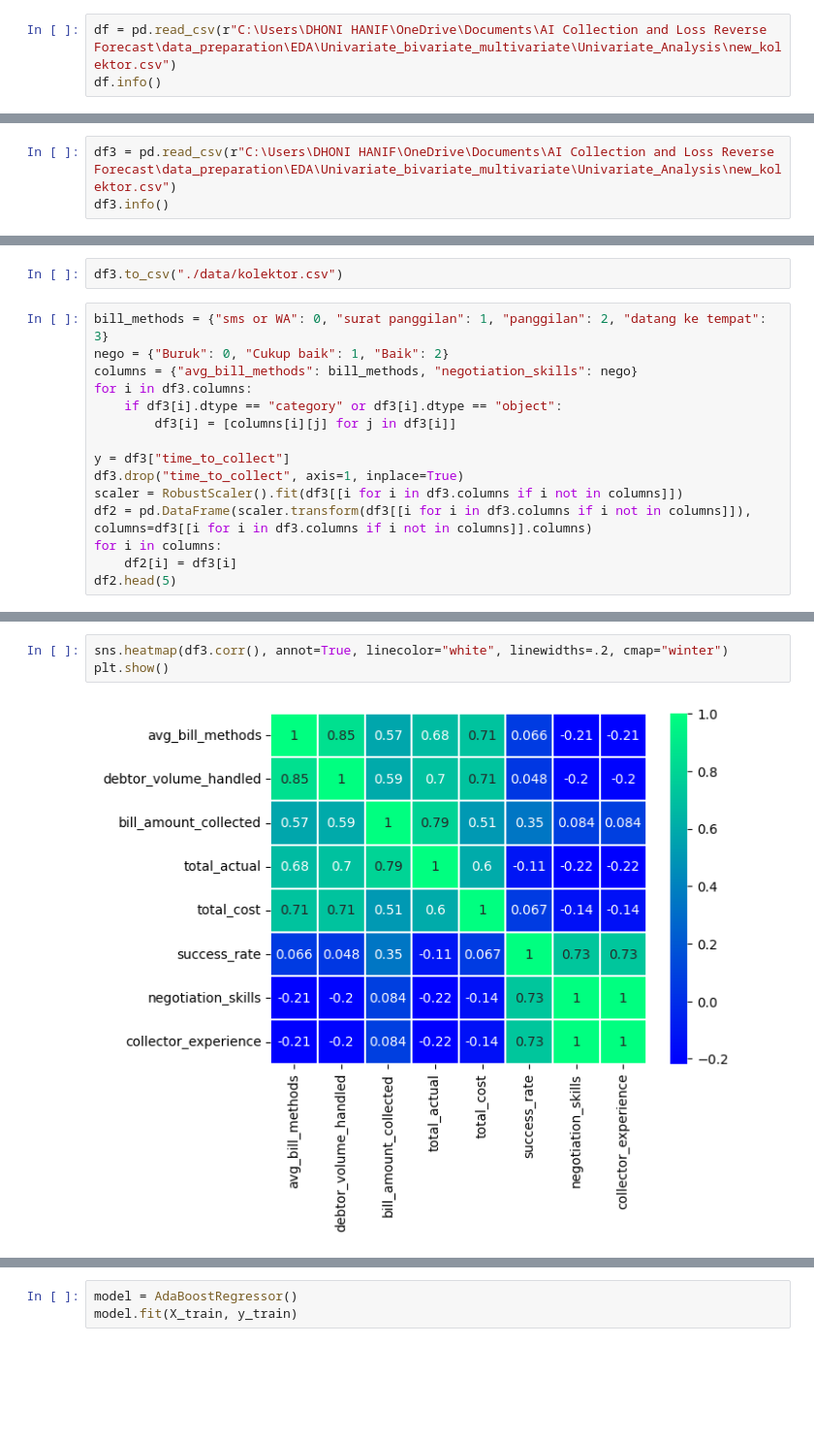
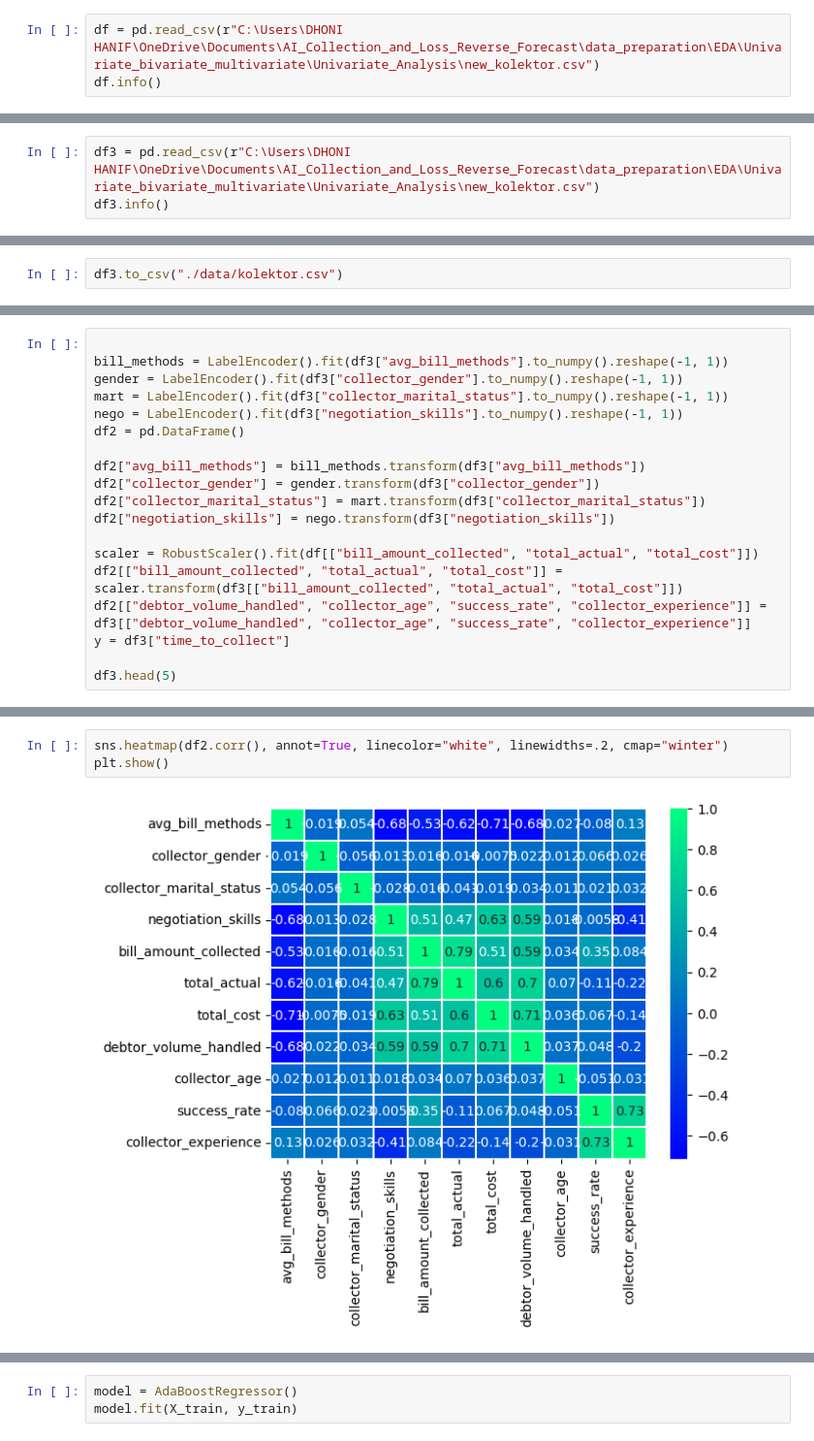
Before and after one commit to dhonihanif/AI_Collection_and_Loss_Reverse_Forecast, a Jupyter notebook: modelling/kolektor/regresi_for_time/adaboost.ipynb, the cells around one changed output, grey strips where cells are left out. Shown at 97% size. Drawn from its saved outputs; the diff is of its cells as text; blank space fills up the shorter version.

```diff
--- a/modelling/kolektor/regresi_for_time/adaboost.ipynb
+++ b/modelling/kolektor/regresi_for_time/adaboost.ipynb
@@ -10,7 +10,7 @@ from sklearn.tree import DecisionTreeRegressor
 from sklearn.ensemble import AdaBoostRegressor
 from sklearn.metrics import r2_score, mean_absolute_error, mean_absolute_percentage_error, mean_squared_error
 # %%
-df = pd.read_csv(r"C:\Users\DHONI HANIF\OneDrive\Documents\AI Collection and Loss Reverse Forecast\data_preparation\EDA\Univariate_bivariate_multivariate\Univariate_Analysis\new_kolektor.csv")
+df = pd.read_csv(r"C:\Users\DHONI HANIF\OneDrive\Documents\AI_Collection_and_Loss_Reverse_Forecast\data_preparation\EDA\Univariate_bivariate_multivariate\Univariate_Analysis\new_kolektor.csv")
 df.info()
 # %% [output]
 <class 'pandas.core.frame.DataFrame'>
@@ -140,7 +145,7 @@ import pickle
 
 pickle.dump(model, open("adaboost.pkl", "wb"))
 # %%
-df3 = pd.read_csv(r"C:\Users\DHONI HANIF\OneDrive\Documents\AI Collection and Loss Reverse Forecast\data_preparation\EDA\Univariate_bivariate_multivariate\Univariate_Analysis\new_kolektor.csv")
+df3 = pd.read_csv(r"C:\Users\DHONI HANIF\OneDrive\Documents\AI_Collection_and_Loss_Reverse_Forecast\data_preparation\EDA\Univariate_bivariate_multivariate\Univariate_Analysis\new_kolektor.csv")
 df3.info()
 # %% [output]
 <class 'pandas.core.frame.DataFrame'>
@@ -202,18 +210,3 @@ for i in df3.columns:
 df3.drop(["Unnamed: 0"], axis=1, inplace=True)
 # %%
 df3.to_csv("./data/kolektor.csv")
-# %%
-bill_methods = {"sms or WA": 0, "surat panggilan": 1, "panggilan": 2, "datang ke tempat": 3}
-nego = {"Buruk": 0, "Cukup baik": 1, "Baik": 2}
-columns = {"avg_bill_methods": bill_methods, "negotiation_skills": nego}
-for i in df3.columns:
-    if df3[i].dtype == "category" or df3[i].dtype == "object":
-        df3[i] = [columns[i][j] for j in df3[i]]
-
-y = df3["time_to_collect"]
-df3.drop("time_to_collect", axis=1, inplace=True)
-scaler = RobustScaler().fit(df3[[i for i in df3.columns if i not in columns]])
-df2 = pd.DataFrame(scaler.transform(df3[[i for i in df3.columns if i not in columns]]), columns=df3[[i for i in df3.columns if i not in columns]].columns)
-for i in columns:
-    df2[i] = df3[i]
-df2.head(5)
@@ -226,0 +213,19 @@ df2.head(5)
+# %%
+
+bill_methods = LabelEncoder().fit(df3["avg_bill_methods"].to_numpy().reshape(-1, 1))
+gender = LabelEncoder().fit(df3["collector_gender"].to_numpy().reshape(-1, 1))
+mart = LabelEncoder().fit(df3["collector_marital_status"].to_numpy().reshape(-1, 1))
+nego = LabelEncoder().fit(df3["negotiation_skills"].to_numpy().reshape(-1, 1))
+df2 = pd.DataFrame()
+
+df2["avg_bill_methods"] = bill_methods.transform(df3["avg_bill_methods"])
+df2["collector_gender"] = gender.transform(df3["collector_gender"])
+df2["collector_marital_status"] = mart.transform(df3["collector_marital_status"])
+df2["negotiation_skills"] = nego.transform(df3["negotiation_skills"])
+
+scaler = RobustScaler().fit(df[["bill_amount_collected", "total_actual", "total_cost"]])
+df2[["bill_amount_collected", "total_actual", "total_cost"]] = scaler.transform(df3[["bill_amount_collected", "total_actual", "total_cost"]])
+df2[["debtor_volume_handled", "collector_age", "success_rate", "collector_experience"]] = df3[["debtor_volume_handled", "collector_age", "success_rate", "collector_experience"]]
+y = df3["time_to_collect"]
+
+df3.head(5)
@@ -227,8 +239,8 @@ df2.head(5)
 # %%
-sns.heatmap(df3.corr(), annot=True, linecolor="white", linewidths=.2, cmap="winter")
+sns.heatmap(df2.corr(), annot=True, linecolor="white", linewidths=.2, cmap="winter")
 plt.show()
 # %% [output]
-[figure, old version]
+[figure, new version]
 # %%
 X = df2
 
```
Also changed, not shown: parts of 14 cells of this notebook, 26 other files.
